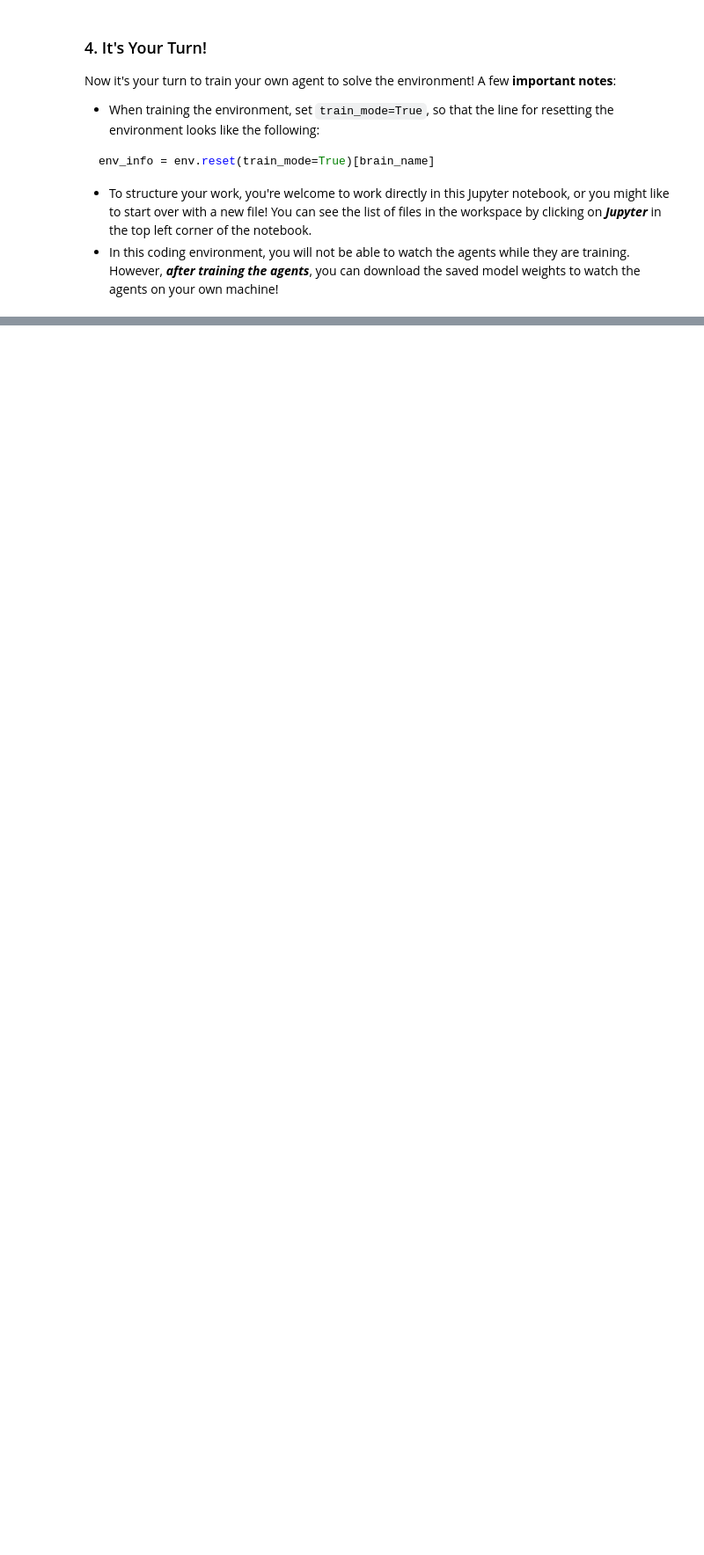
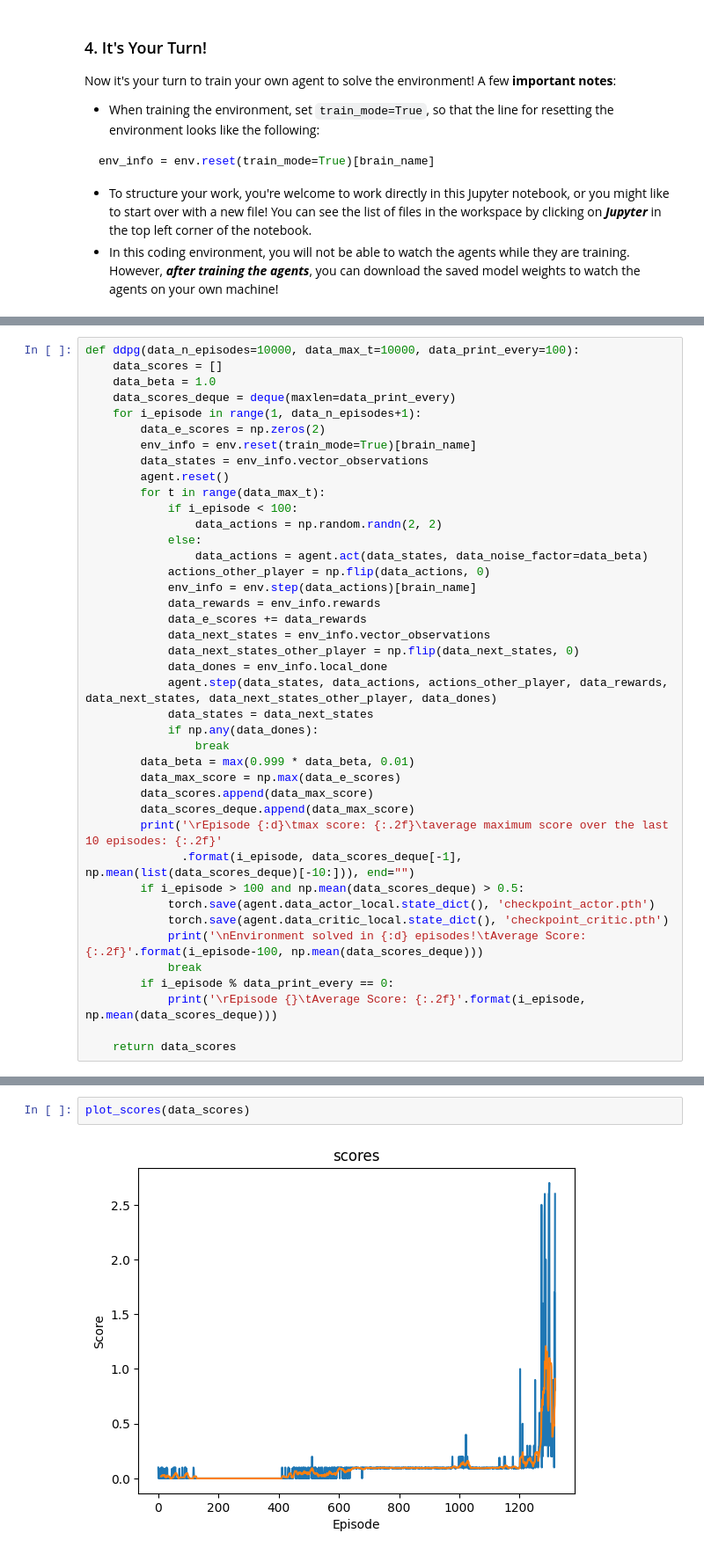
Before and after one commit to huynguyen0mk1/Project_Collaboration_And_Competition, a Jupyter notebook: Tennis.ipynb, the cells around one changed output, grey strips where cells are left out. Shown at 88% size. Cells and saved outputs as stored; diff of their text form; blank space fills up the shorter version.

```diff
--- a/Tennis.ipynb
+++ b/Tennis.ipynb
@@ -124,0 +142,41 @@ env_info = env.reset(train_mode=True)[brain_name]
+# %%
+def ddpg(data_n_episodes=10000, data_max_t=10000, data_print_every=100):
+    data_scores = []
+    data_beta = 1.0
+    data_scores_deque = deque(maxlen=data_print_every)
+    for i_episode in range(1, data_n_episodes+1):
+        data_e_scores = np.zeros(2)
+        env_info = env.reset(train_mode=True)[brain_name]
+        data_states = env_info.vector_observations
+        agent.reset()
+        for t in range(data_max_t):
+            if i_episode < 100:
+                data_actions = np.random.randn(2, 2)
+            else:
+                data_actions = agent.act(data_states, data_noise_factor=data_beta)
+            actions_other_player = np.flip(data_actions, 0)
+            env_info = env.step(data_actions)[brain_name]
+            data_rewards = env_info.rewards
+            data_e_scores += data_rewards
+            data_next_states = env_info.vector_observations
+            data_next_states_other_player = np.flip(data_next_states, 0)
+            data_dones = env_info.local_done
+            agent.step(data_states, data_actions, actions_other_player, data_rewards, data_next_states, data_next_states_other_player, data_dones)
+            data_states = data_next_states
+            if np.any(data_dones):
+                break
+        data_beta = max(0.999 * data_beta, 0.01)
+        data_max_score = np.max(data_e_scores)
+        data_scores.append(data_max_score)
+        data_scores_deque.append(data_max_score)
+        print('\rEpisode {:d}\tmax score: {:.2f}\taverage maximum score over the last 10 episodes: {:.2f}'
+              .format(i_episode, data_scores_deque[-1], np.mean(list(data_scores_deque)[-10:])), end="")
+        if i_episode > 100 and np.mean(data_scores_deque) > 0.5:
+            torch.save(agent.data_actor_local.state_dict(), 'checkpoint_actor.pth')
+            torch.save(agent.data_critic_local.state_dict(), 'checkpoint_critic.pth')
+            print('\nEnvironment solved in {:d} episodes!\tAverage Score: {:.2f}'.format(i_episode-100, np.mean(data_scores_deque)))
+            break
+        if i_episode % data_print_every == 0:
+            print('\rEpisode {}\tAverage Score: {:.2f}'.format(i_episode, np.mean(data_scores_deque)))
+
+    return data_scores
@@ -124,0 +210,4 @@ env_info = env.reset(train_mode=True)[brain_name]
+# %%
+plot_scores(data_scores)
+# %% [output]
+[figure, added]
```
Also changed, not shown: parts of 14 cells of this notebook, 4 other files.
